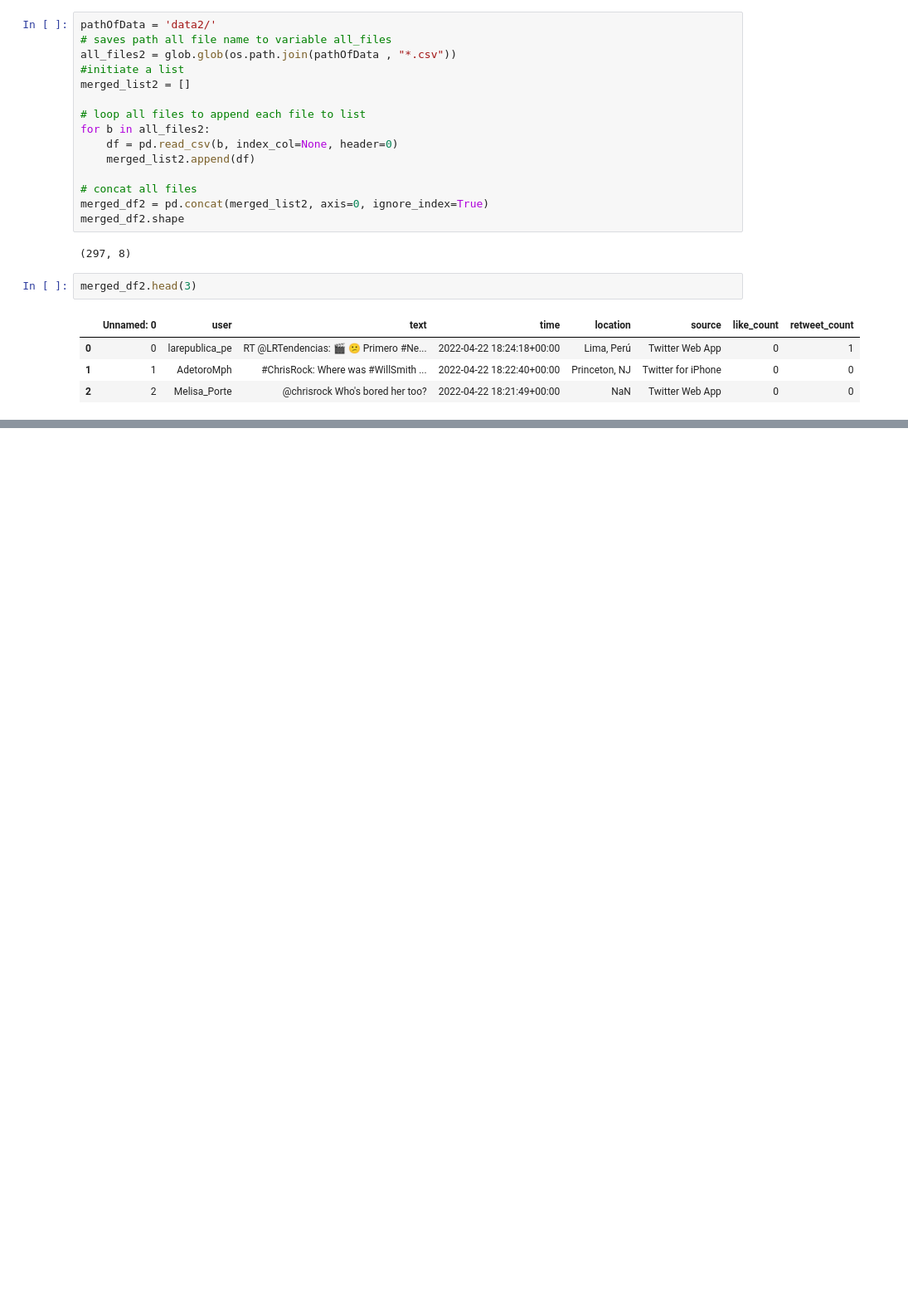
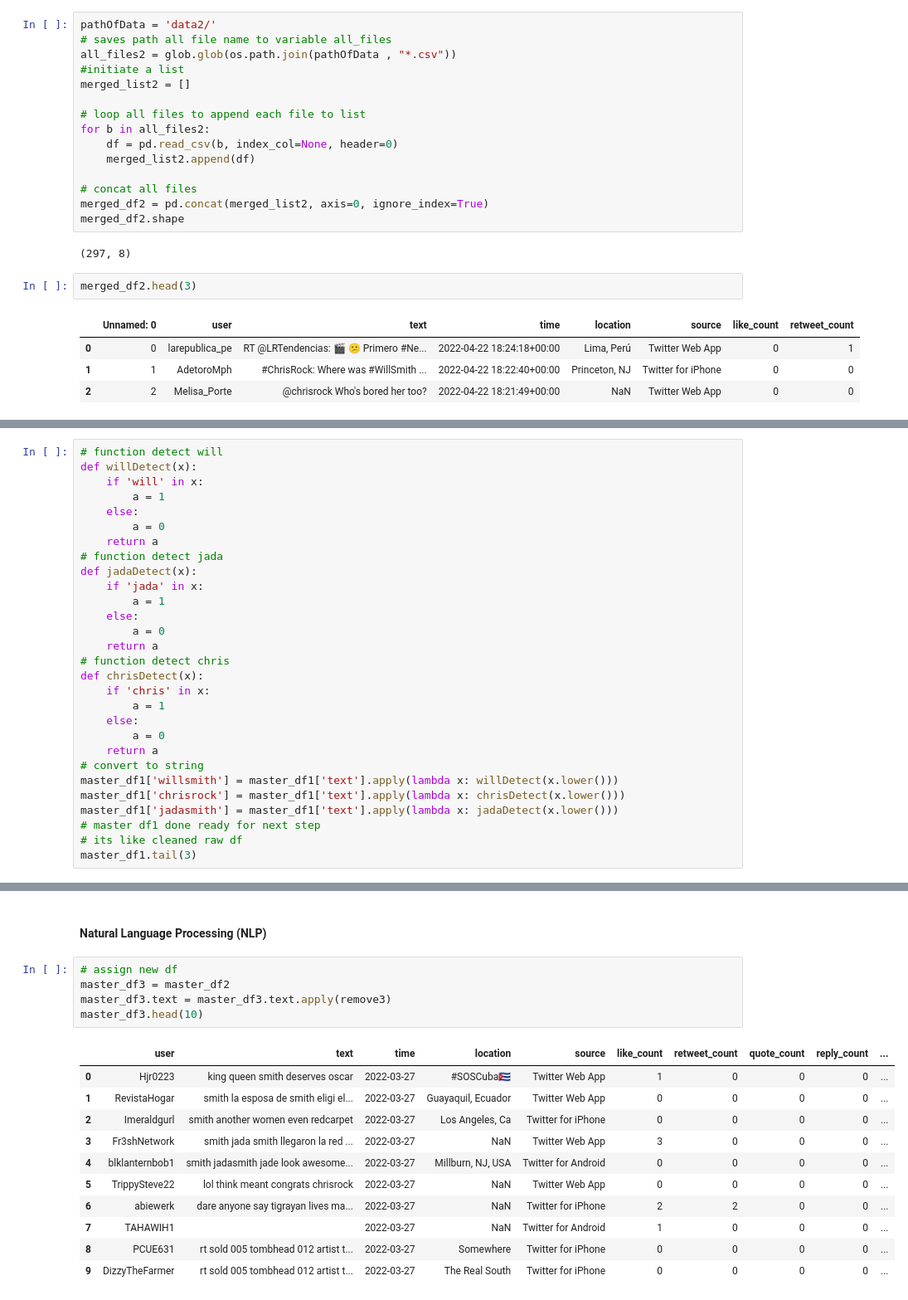
Before and after one commit to StockJanitor/Project43_Twitter, a Jupyter notebook: Project43_Twitter.ipynb, the cells around one changed output, grey strips where cells are left out. Shown at 83% size. Saved outputs shown, nothing was run; the diff lists cells and outputs as text; blank space fills up the shorter version.

```diff
--- a/Project43_Twitter.ipynb
+++ b/Project43_Twitter.ipynb
@@ -251,0 +382,29 @@ Name: text, dtype: object
+# %%
+# function detect will
+def willDetect(x):
+    if 'will' in x:
+        a = 1
+    else:
+        a = 0
+    return a
+# function detect jada
+def jadaDetect(x):
+    if 'jada' in x:
+        a = 1
+    else:
+        a = 0
+    return a
+# function detect chris
+def chrisDetect(x):
+    if 'chris' in x:
+        a = 1
+    else:
+        a = 0
+    return a
+# convert to string
+master_df1['willsmith'] = master_df1['text'].apply(lambda x: willDetect(x.lower()))
+master_df1['chrisrock'] = master_df1['text'].apply(lambda x: chrisDetect(x.lower()))
+master_df1['jadasmith'] = master_df1['text'].apply(lambda x: jadaDetect(x.lower()))
+# master df1 done ready for next step
+# its like cleaned raw df
+master_df1.tail(3)
@@ -251,0 +562,19 @@ Name: text, dtype: object
+# %% [markdown]
+#### Natural Language Processing (NLP)
+# %%
+# assign new df
+master_df3 = master_df2
+master_df3.text = master_df3.text.apply(remove3)
+master_df3.head(10)
+# %% [output]
+|  | user | text | time | location | source | like_count | retweet_count | quote_count | reply_count | ... |
+| 0 | Hjr0223 | king queen smith deserves oscar | 2022-03-27 | #SOSCuba🇨🇺 | Twitter Web App | 1 | 0 | 0 | 0 | ... |
+| 1 | RevistaHogar | smith la esposa de smith eligi el... | 2022-03-27 | Guayaquil, Ecuador | Twitter Web App | 0 | 0 | 0 | 0 | ... |
+| 2 | Imeraldgurl | smith another women even redcarpet | 2022-03-27 | Los Angeles, Ca | Twitter for iPhone | 0 | 0 | 0 | 0 | ... |
+| 3 | Fr3shNetwork | smith jada smith llegaron la red ... | 2022-03-27 | NaN | Twitter Web App | 3 | 0 | 0 | 0 | ... |
+| 4 | blklanternbob1 | smith jadasmith jade look awesome... | 2022-03-27 | Millburn, NJ, USA | Twitter for Android | 0 | 0 | 0 | 0 | ... |
+| 5 | TrippySteve22 | lol think meant congrats chrisrock | 2022-03-27 | NaN | Twitter Web App | 0 | 0 | 0 | 0 | ... |
+| 6 | abiewerk | dare anyone say tigrayan lives ma... | 2022-03-27 | NaN | Twitter for iPhone | 2 | 2 | 0 | 0 | ... |
+| 7 | TAHAWIH1 |  | 2022-03-27 | NaN | Twitter for Android | 1 | 0 | 0 | 0 | ... |
+| 8 | PCUE631 | rt sold 005 tombhead 012 artist t... | 2022-03-27 | Somewhere | Twitter for iPhone | 0 | 0 | 0 | 0 | ... |
+| 9 | DizzyTheFarmer | rt sold 005 tombhead 012 artist t... | 2022-03-27 | The Real South | Twitter for iPhone | 0 | 0 | 0 | 0 | ... |
```
Also changed, not shown: parts of 35 cells of this notebook, 25 other files.
